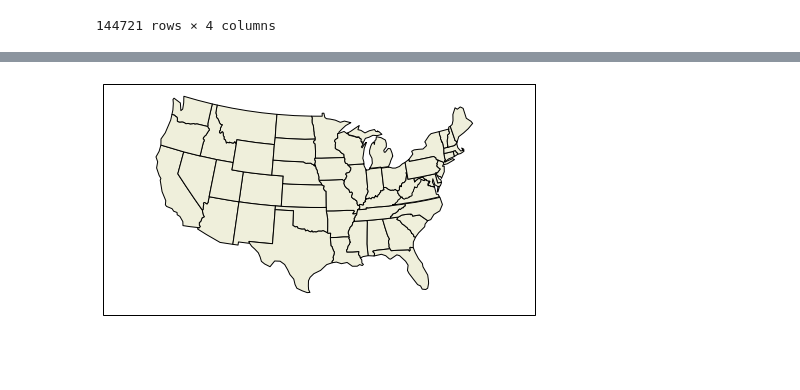
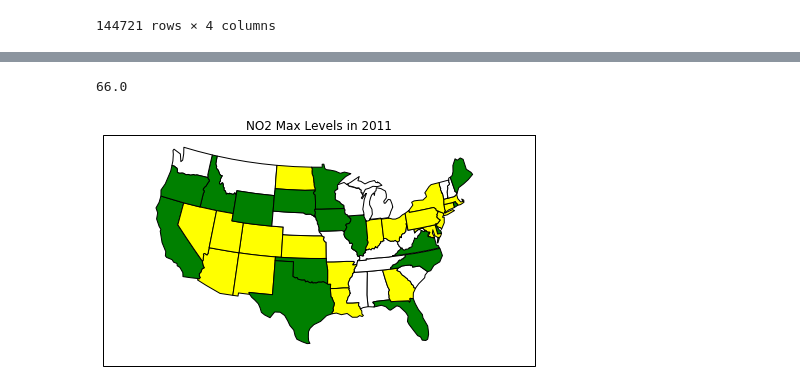
Before and after one commit to jaeglee94/allHomework, a Jupyter notebook: 7 1st Project/Untitled.ipynb, the cells around one changed output, grey strips where cells are left out. Saved outputs shown, nothing was run; the diff lists cells and outputs as text; code cells hidden in the pictures; blank space fills up the shorter version.

```diff
--- a/7 1st Project/Untitled.ipynb
+++ b/7 1st Project/Untitled.ipynb
@@ -55,3 +55,14 @@ cleanDF
 |  | 2016-03-30 | 1.0 | 44.0 | 0.0 | 1.0 |
 |  | 2016-03-31 | 1.0 | 44.0 | 0.0 | 1.0 |
 144721 rows × 4 columns
+# %%
+no2df = cleanDF.reset_index()[['State','Date Local','NO2 AQI']]
+# %%
+no2df["Year"] = ""
+no2df["Year"] = no2df["Date Local"].dt.year
+no2df= no2df[no2df["Year"]==2011]
+no2group = no2df.groupby(["State"]).max()
+poll2011 = {}
+for key in no2group.index:
+    poll2011[key] = no2group.loc[key,"NO2 AQI"]
+    print(key,no2group.loc[key,"NO2 AQI"])
@@ -58 +87,5 @@ cleanDF
+# %%
+poll2011["Utah"]
+# %% [output]
+66.0
 # %%
@@ -64,18 +97,39 @@ import cartopy.io.shapereader as shpreader
 # %%
 ax = plt.axes([0,0,1,1],projection=ccrs.LambertConformal())
 ax.set_extent([-125,-66.5,20,50],ccrs.Geodetic())
 shapename = 'admin_1_states_provinces_lakes_shp'
 states_shp = shpreader.natural_earth(resolution='110m',category='cultural', name=shapename)
 
-for state in shpreader.Reader(states_shp).geometries():
-        # pick a default color for the land with a black outline,
-        # this will change if the storm intersects with our track
-        facecolor = [0.9375, 0.9375, 0.859375]
-        edgecolor = 'black'
+# for state in shpreader.Reader(states_shp).geometries():
+for state in shpreader.Reader(states_shp).records():
 
+    facecolor = [0.9375, 0.9375, 0.859375]
+    edgecolor = 'black'
 
+    plt.title("NO2 Max Levels in 2011")
 
-        ax.add_geometries([state], ccrs.PlateCarree(),
-                          facecolor=facecolor, edgecolor=edgecolor)
+    try:
+        state_poll = poll2011[state.attributes['name']]
+    except:
+        state_poll = 0
+
+    if state_poll == 0:
+        facecolor = "white"
+    elif state_poll < 51:
+        facecolor = "green"
+    elif state_poll < 101:
+        facecolor = "yellow"
+    elif state_poll < 151:
+        facecolor = "orange"
+    elif state_poll<201:
+        facecolor = "red"
+    elif state_poll < 301:
+        facecolor = "purple"
+    else:
+        facecolor = "white"
+
+    ax.add_geometries([state.geometry], ccrs.PlateCarree(),
+                      facecolor=facecolor, edgecolor=edgecolor)
+plt.show()
 # %% [output]
-[figure, old version]
+[figure, new version]
```
Also changed, not shown: parts of 2 cells of this notebook.
